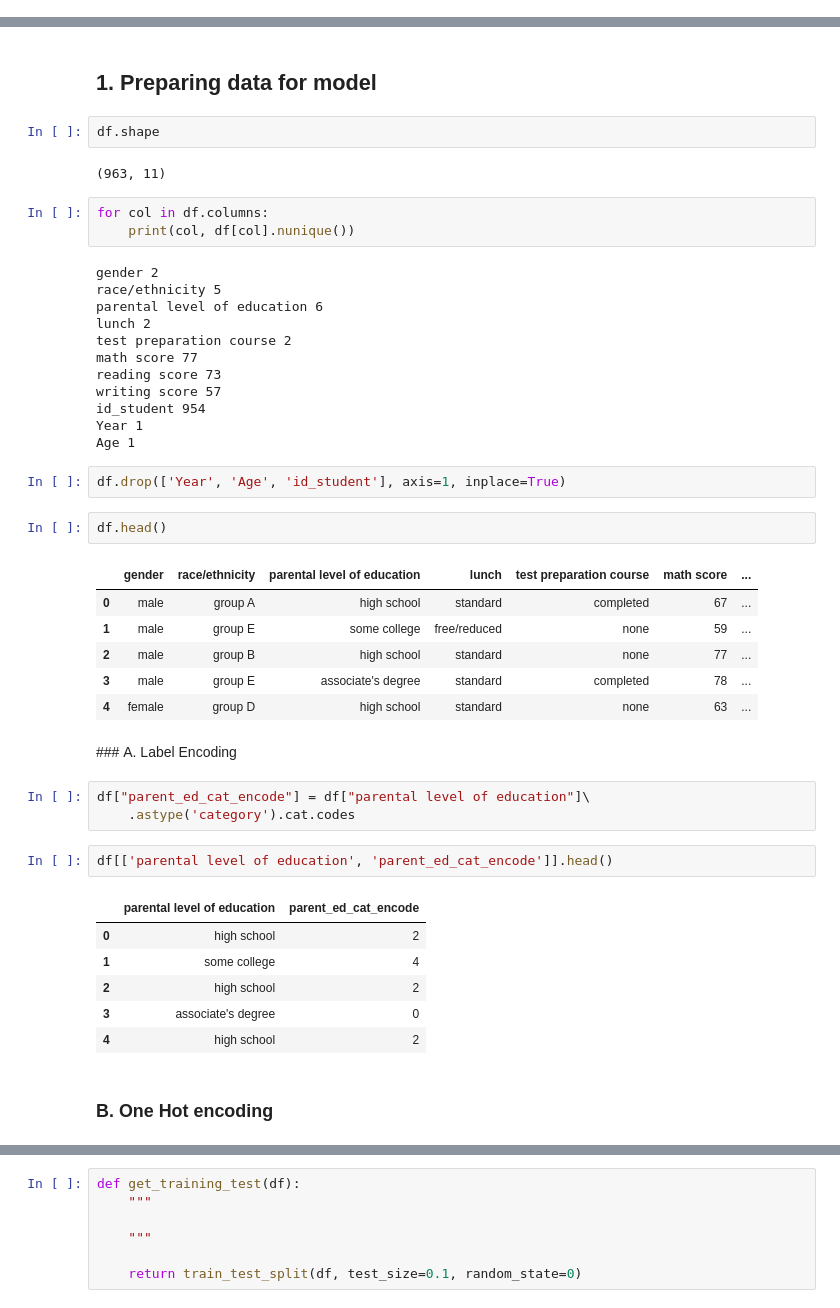
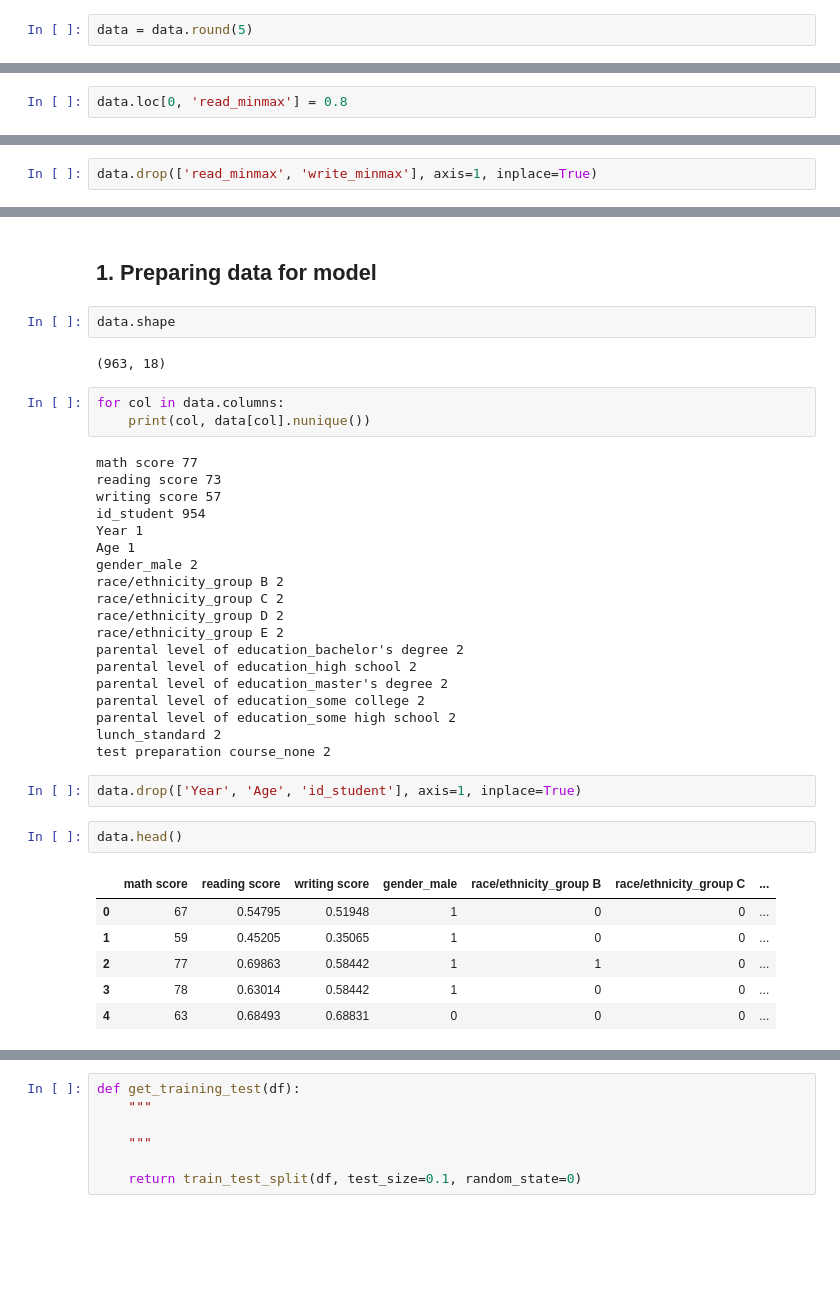
Before and after one commit to pepebonet/Intermediate_Python_BBA, a Jupyter notebook: Class_5/scripts/Code_class_5.ipynb, the cells around one changed output, grey strips where cells are left out. Saved outputs shown, nothing was run; the diff lists cells and outputs as text; blank space fills up the shorter version.

```diff
--- a/Class_5/scripts/Code_class_5.ipynb
+++ b/Class_5/scripts/Code_class_5.ipynb
@@ -25,0 +117,2 @@ df.head()
+# %%
+data = data.round(5)
@@ -25,0 +129,2 @@ df.head()
+# %%
+data.loc[0, 'read_minmax'] = 0.8
@@ -25,0 +144,2 @@ df.head()
+# %%
+data.drop(['read_minmax', 'write_minmax'], axis=1, inplace=True)
@@ -26,48 +216,39 @@ df.head()
 # %% [markdown]
 ## 1. Preparing data for model
 # %%
-df.shape
+data.shape
 # %% [output]
-(963, 11)
+(963, 18)
 # %%
-for col in df.columns:
-    print(col, df[col].nunique())
+for col in data.columns:
+    print(col, data[col].nunique())
 # %% [output]
-gender 2
-race/ethnicity 5
-parental level of education 6
-lunch 2
-test preparation course 2
 math score 77
 reading score 73
 writing score 57
 id_student 954
 Year 1
 Age 1
+gender_male 2
+race/ethnicity_group B 2
+race/ethnicity_group C 2
+race/ethnicity_group D 2
+race/ethnicity_group E 2
+parental level of education_bachelor's degree 2
+parental level of education_high school 2
+parental level of education_master's degree 2
+parental level of education_some college 2
+parental level of education_some high school 2
+lunch_standard 2
+test preparation course_none 2
 # %%
-df.drop(['Year', 'Age', 'id_student'], axis=1, inplace=True)
+data.drop(['Year', 'Age', 'id_student'], axis=1, inplace=True)
 # %%
-df.head()
+data.head()
 # %% [output]
-|  | gender | race/ethnicity | parental level of education | lunch | test preparation course | math score | ... |
-| 0 | male | group A | high school | standard | completed | 67 | ... |
-| 1 | male | group E | some college | free/reduced | none | 59 | ... |
-| 2 | male | group B | high school | standard | none | 77 | ... |
-| 3 | male | group E | associate's degree | standard | completed | 78 | ... |
-| 4 | female | group D | high school | standard | none | 63 | ... |
+|  | math score | reading score | writing score | gender_male | race/ethnicity_group B | race/ethnicity_group C | ... |
+| 0 | 67 | 0.54795 | 0.51948 | 1 | 0 | 0 | ... |
+| 1 | 59 | 0.45205 | 0.35065 | 1 | 0 | 0 | ... |
+| 2 | 77 | 0.69863 | 0.58442 | 1 | 1 | 0 | ... |
+| 3 | 78 | 0.63014 | 0.58442 | 1 | 0 | 0 | ... |
+| 4 | 63 | 0.68493 | 0.68831 | 0 | 0 | 0 | ... |
-# %% [markdown]
-### A. Label Encoding
-# %%
-df["parent_ed_cat_encode"] = df["parental level of education"]\
-    .astype('category').cat.codes
-# %%
-df[['parental level of education', 'parent_ed_cat_encode']].head()
-# %% [output]
-|  | parental level of education | parent_ed_cat_encode |
-| 0 | high school | 2 |
-| 1 | some college | 4 |
-| 2 | high school | 2 |
-| 3 | associate's degree | 0 |
-| 4 | high school | 2 |
-# %% [markdown]
-### B. One Hot encoding
```
Also changed, not shown: parts of 36 cells of this notebook, 3 other files.
